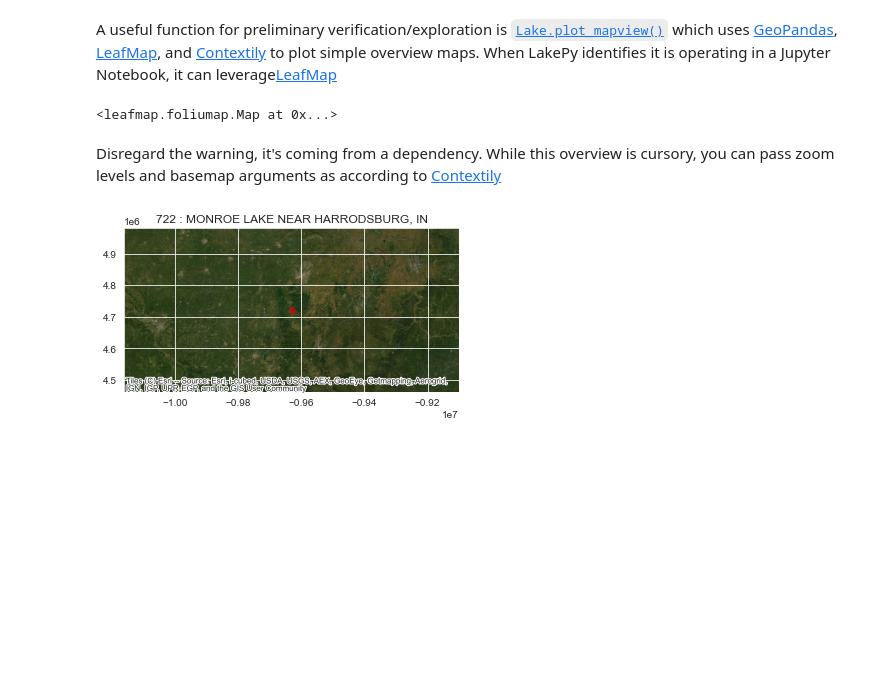
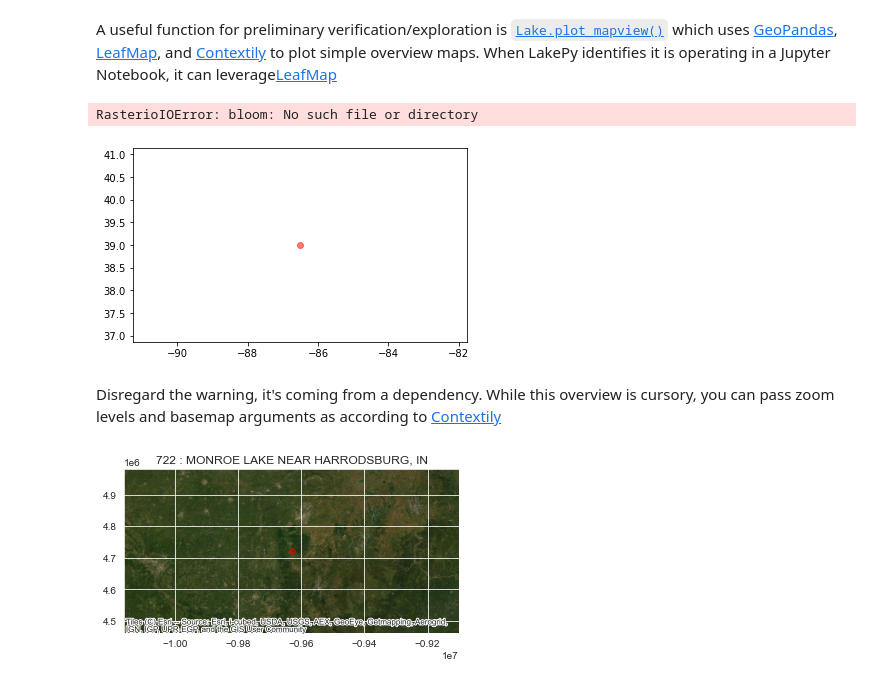
Before and after one commit to ESIPFed/LakePy, a Jupyter notebook: notebooks/LakePy Walkthrough.ipynb, the cells around one changed output. Drawn from its saved outputs; the diff is of its cells as text; code cells hidden in the pictures; blank space fills up the shorter version.

````diff
--- a/notebooks/LakePy Walkthrough.ipynb
+++ b/notebooks/LakePy Walkthrough.ipynb
@@ -79,10 +83,10 @@ monroe.data
 # %% [markdown]
 A useful function for preliminary verification/exploration is [```Lake.plot_mapview()```](http://lakepydocs.com.s3-website.us-east-2.amazonaws.com/API/#lakepy.main.Lake.plot_mapview) which uses [GeoPandas](https://github.com/geopandas/geopandas), [LeafMap](https://github.com/giswqs/leafmap), and [Contextily](https://github.com/geopandas/contextily) to plot simple overview maps. When LakePy identifies it is operating in a Jupyter Notebook, it can leverage[LeafMap](https://github.com/giswqs/leafmap)
-# %%
-sys.path.insert(0, '/Users/jakegearon/PycharmProjects/LakePy/lakepy')
-monroe.plot_mapview()
-# %% [output]
-<leafmap.foliumap.Map at 0x...>
+# %%
+monroe.plot_mapview(provider='bloom')
+# %% [output]
+RasterioIOError: bloom: No such file or directory
+[figure, added]
 # %% [markdown]
 Disregard the warning, it's coming from a dependency. While this overview is cursory, you can pass zoom levels and basemap arguments as according to [Contextily](https://github.com/geopandas/contextily)
 # %%
````
Also changed, not shown: parts of 5 cells of this notebook.
